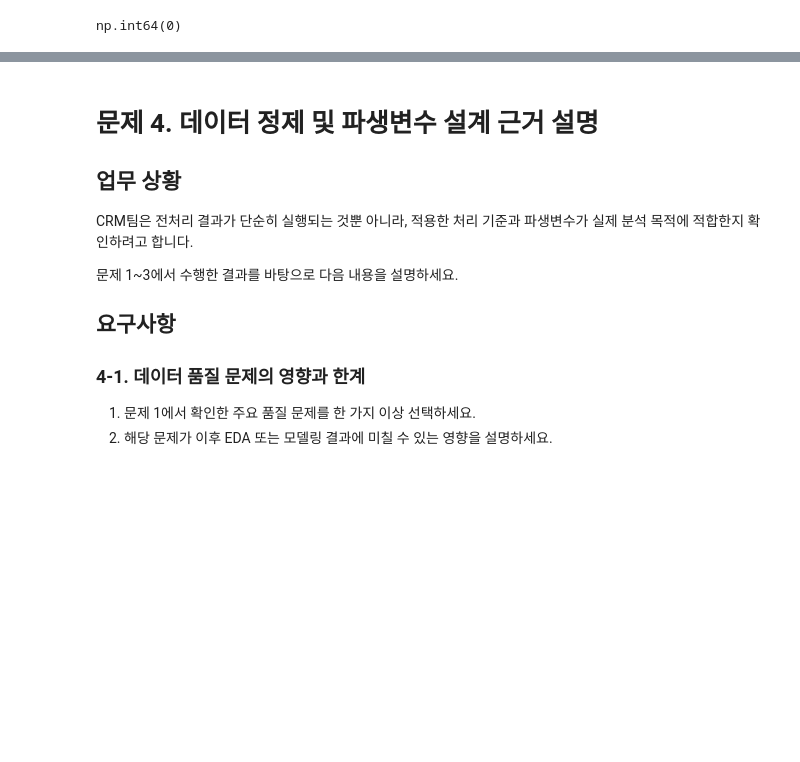
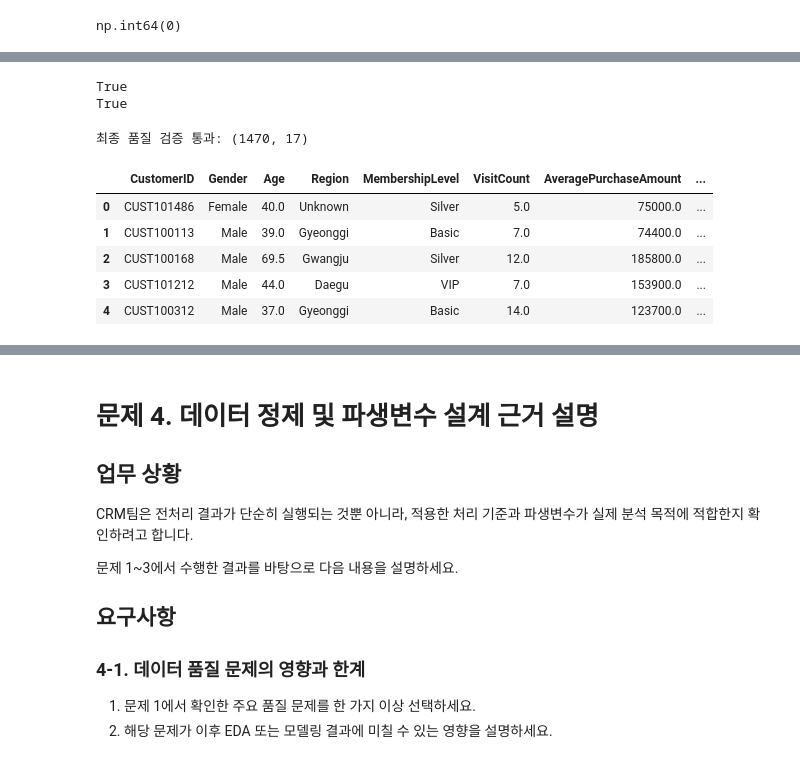
Before and after one commit to prohayo33/python-basic-assignment--, a Jupyter notebook: data-preprocessing-ml-assignment/Part1_고객데이터_품질개선_실습.ipynb, the cells around one changed output, grey strips where cells are left out. Drawn from its saved outputs; the diff is of its cells as text; code cells hidden in the pictures; blank space fills up the shorter version.

```diff
--- a/data-preprocessing-ml-assignment/Part1_고객데이터_품질개선_실습.ipynb
+++ b/data-preprocessing-ml-assignment/Part1_고객데이터_품질개선_실습.ipynb
@@ -1174,0 +1290,19 @@ np.int64(0)
+# %%
+print("AgeGroup" in df_clean.columns)
+print("PurchaseGrade" in df_clean.columns)
+# %% [output]
+True
+True
+# %%
+# 자동 점검: 문제가 있으면 여기서 멈춥니다.
+assert missing_count == 0, "결측치가 남아 있습니다."
+assert duplicate_count == 0, "전체 행 중복이 남아 있습니다."
+assert id_duplicate_count == 0, "고객 ID가 중복됩니다."
+assert id_missing_count == 0, "고객 ID가 비어 있습니다."
+assert id_empty_count == 0, "공백만 있는 고객 ID가 있습니다."
+assert target_valid, "타깃에 0/1 이외의 값이 있습니다."
+assert "AgeGroup" in df_clean.columns
+assert "PurchaseGrade" in df_clean.columns
+print("최종 품질 검증 통과:", df_clean.shape)
+# %% [output]
+최종 품질 검증 통과: (1470, 17)
@@ -1174,0 +1316,10 @@ np.int64(0)
+# %%
+saved_df = pd.read_csv("전자상거래_고객구매_전처리완료.csv")
+saved_df.head()
+# %% [output]
+|  | CustomerID | Gender | Age | Region | MembershipLevel | VisitCount | AveragePurchaseAmount | ... |
+| 0 | CUST101486 | Female | 40.0 | Unknown | Silver | 5.0 | 75000.0 | ... |
+| 1 | CUST100113 | Male | 39.0 | Gyeonggi | Basic | 7.0 | 74400.0 | ... |
+| 2 | CUST100168 | Male | 69.5 | Gwangju | Silver | 12.0 | 185800.0 | ... |
+| 3 | CUST101212 | Male | 44.0 | Daegu | VIP | 7.0 | 153900.0 | ... |
+| 4 | CUST100312 | Male | 37.0 | Gyeonggi | Basic | 14.0 | 123700.0 | ... |
```
Also changed, not shown: parts of 17 cells of this notebook, 1 other file.
